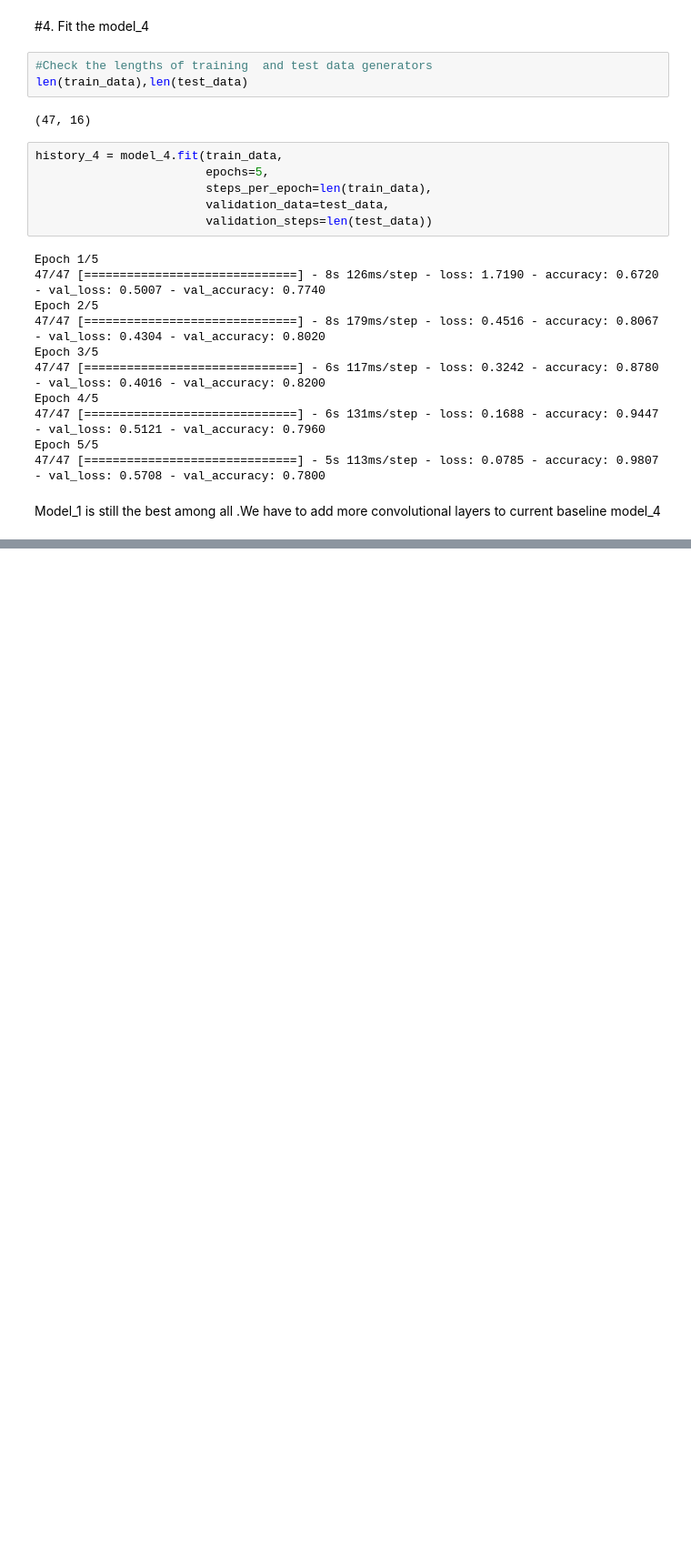
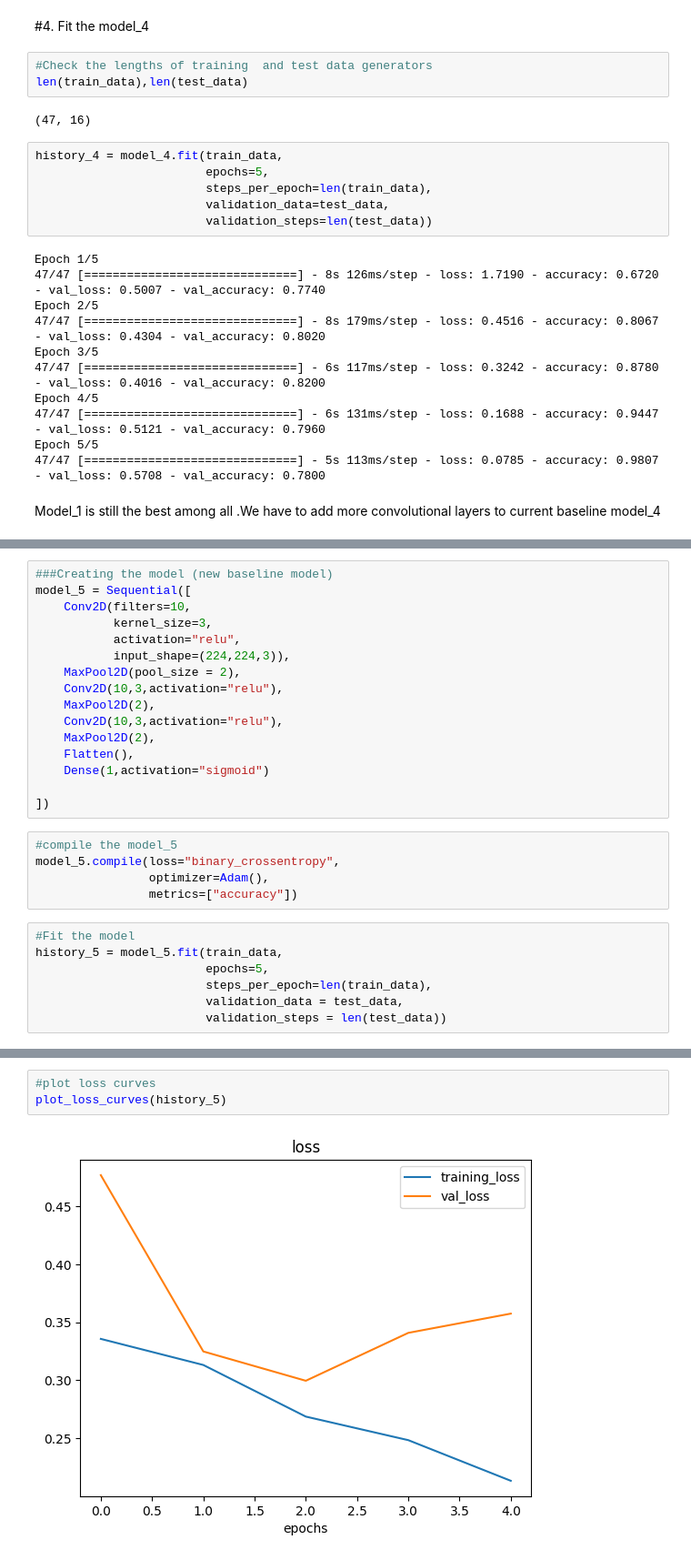
Before and after one commit to Vivek-Joshi17/CNN_neural_network, a Jupyter notebook: CNN_Basics.ipynb, the cells around one changed output, grey strips where cells are left out. Shown at 91% size. Drawn from its saved outputs; the diff is of its cells as text; blank space fills up the shorter version.

```diff
--- a/CNN_Basics.ipynb
+++ b/CNN_Basics.ipynb
@@ -496,0 +561,28 @@ Model_1 is still the best among all .We have to add more convolutional layers to
+# %%
+###Creating the model (new baseline model)
+model_5 = Sequential([
+    Conv2D(filters=10,
+           kernel_size=3,
+           activation="relu",
+           input_shape=(224,224,3)),
+    MaxPool2D(pool_size = 2),
+    Conv2D(10,3,activation="relu"),
+    MaxPool2D(2),
+    Conv2D(10,3,activation="relu"),
+    MaxPool2D(2),
+    Flatten(),
+    Dense(1,activation="sigmoid")
+
+])
+# %%
+#compile the model_5
+model_5.compile(loss="binary_crossentropy",
+                optimizer=Adam(),
+                metrics=["accuracy"])
+# %%
+#Fit the model
+history_5 = model_5.fit(train_data,
+                        epochs=5,
+                        steps_per_epoch=len(train_data),
+                        validation_data = test_data,
+                        validation_steps = len(test_data))
@@ -496,0 +621,5 @@ Model_1 is still the best among all .We have to add more convolutional layers to
+# %%
+#plot loss curves
+plot_loss_curves(history_5)
+# %% [output]
+[figure, added]
```
Also changed, not shown: parts of 10 cells of this notebook.
